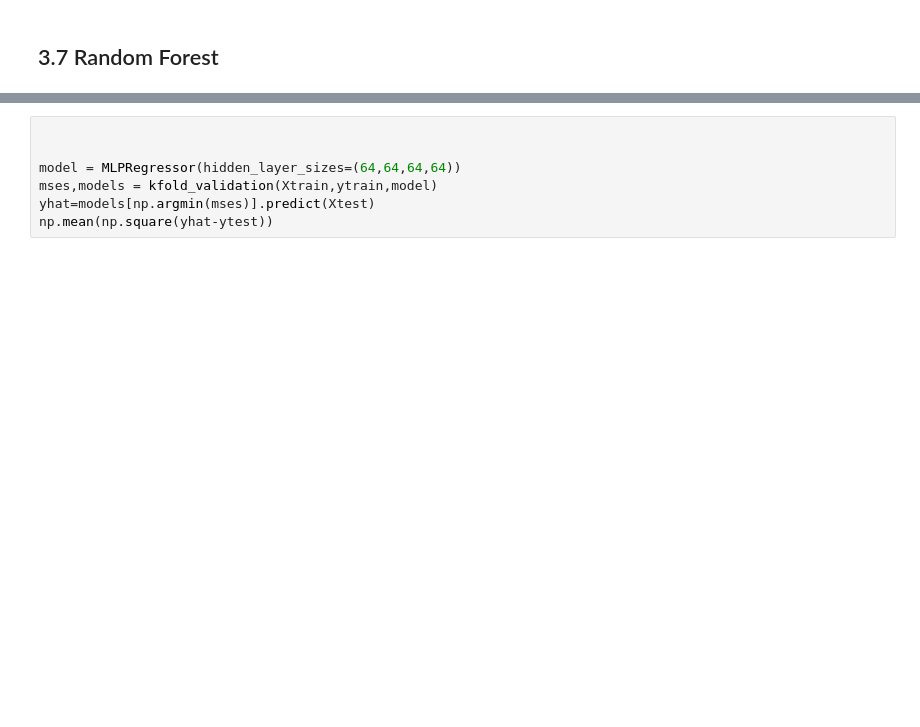
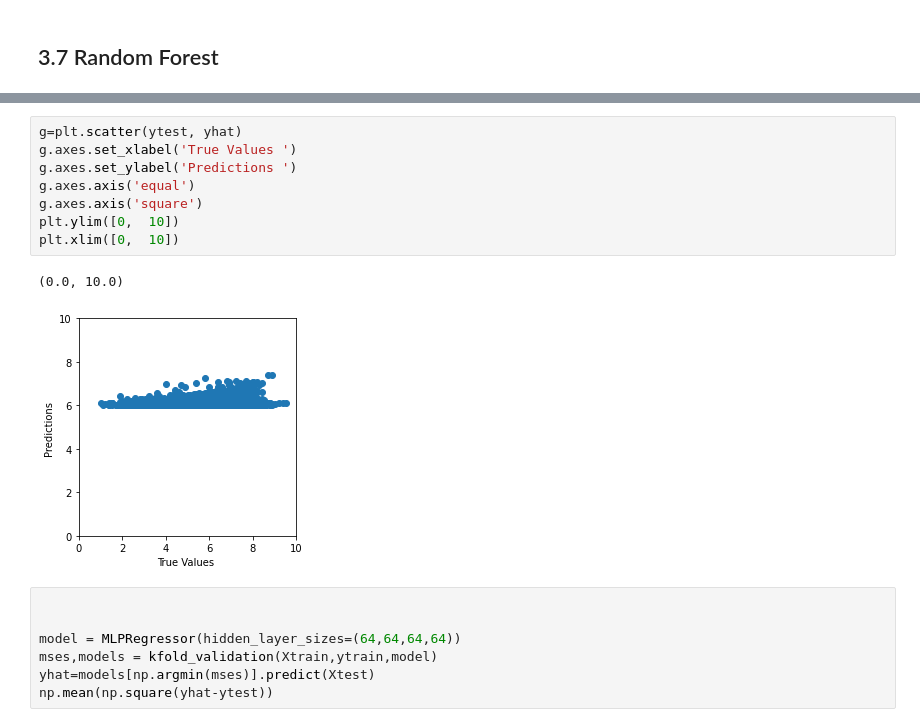
Before and after one commit to moerfii/BigDataAnalytics, a Jupyter notebook: BigDataAnalyticsJoe.ipynb, the cells around one changed output, grey strips where cells are left out. Saved outputs shown, nothing was run; the diff lists cells and outputs as text; blank space fills up the shorter version.

Commit message:
added RandomForest graphic

```diff
--- a/BigDataAnalyticsJoe.ipynb
+++ b/BigDataAnalyticsJoe.ipynb
@@ -952,3 +990,14 @@ time used (seconds): 30.969602346420288
+# %%
+g=plt.scatter(ytest, yhat)
+g.axes.set_xlabel('True Values ')
+g.axes.set_ylabel('Predictions ')
+g.axes.axis('equal')
+g.axes.axis('square')
+plt.ylim([0,  10])
+plt.xlim([0,  10])
+# %% [output]
+(0.0, 10.0)
+[figure, added]
 # %%
 
 
```
Also changed, not shown: parts of 7 cells of this notebook.
